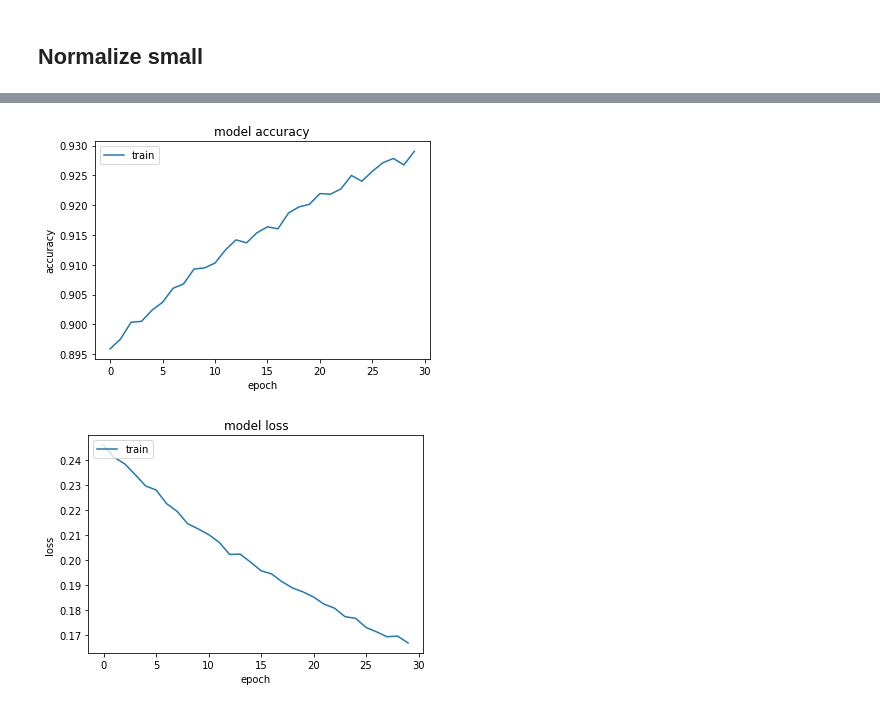
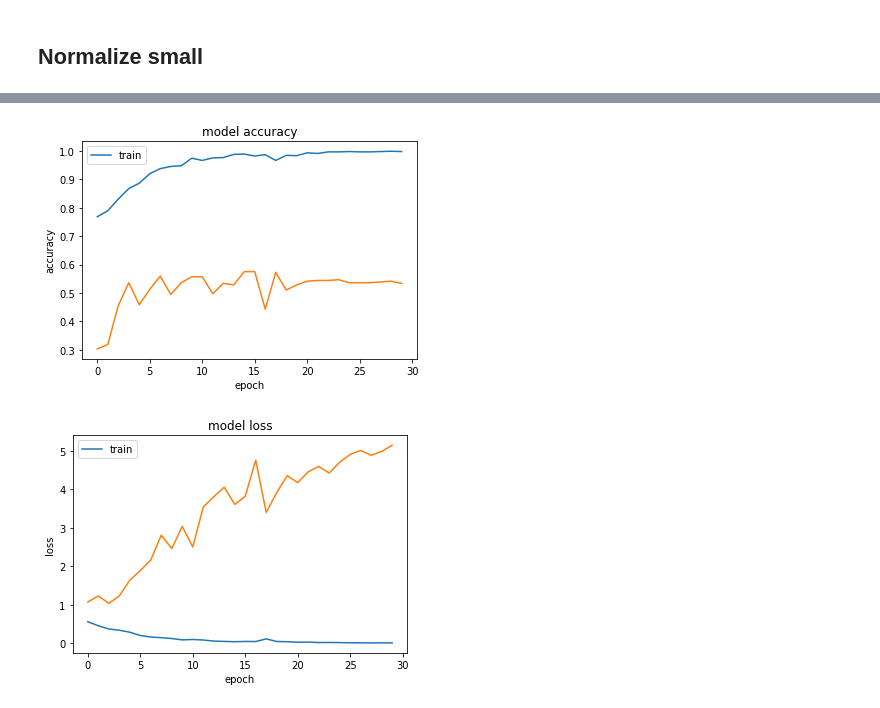
Before and after one commit to JorgeRodri/WhaleClassification, a Jupyter notebook: siamese_trial.ipynb, the cells around one changed output, grey strips where cells are left out. Cells and saved outputs as stored; diff of their text form; code cells hidden in the pictures.

```diff
--- a/siamese_trial.ipynb
+++ b/siamese_trial.ipynb
@@ -69,6 +71,6 @@ Train (77652, 40, 40)
 # %%
 def f(x):
-    return x / x.max()
+    return np.log(x + 1e-7)
 
 for i in range(X_train.shape[0]):
     n_index = i
@@ -78,5 +80,6 @@ for i in range(X_train.shape[0]):
     plt.show()
     if i > 4:
         print(X_train_t[n_index].mean())
+        print(X_train_t[n_index].max(), X_train_t[n_index].min())
         break
 # %% [output]
@@ -90,14 +94,23 @@ for i in range(X_train.shape[0]):
 # %%
+from librosa.feature import melspectrogram
+
 def f(x):
     return x
 
+def f_mel(x):
+    return melspectrogram(S=x)
+
+X_train_t = np.array(list(map(f_mel, X_train)))
+
 for i in range(X_train.shape[0]):
     n_index = i
-    X_train_t = np.array(list(map(f, X_train)))
     plt.imshow(X_train_t[n_index])
     plt.title(Y_train[n_index])
     plt.show()
     if i > 4:
         print(X_train_t[n_index].mean())
+        print(X_train_t[n_index].max())
+        print(X_train_t[n_index].min())
+
         break
 # %% [output]
@@ -142,11 +126,22 @@ print(clf.score(pd.DataFrame({'sum': list(map(lambda x: x.sum(), X_test)),
 # %% [markdown]
 ## Normalize small
 # %%
+import scipy
+
 def f(x):
     return x / x.max()
 
-X_train = np.array(list(map(f, X_train)))
-X_test = np.array(list(map(f, X_test)))
+def log_norm(x):
+    return np.log(x + 1e-7)
+
+def f_mel(x):
+    return melspectrogram(S=x)
+
+
+X_train = np.array(list(map(f,  np.array(list(map(f_mel, X_train))))))
+X_test = np.array(list(map(f, np.array(list(map(f_mel, X_test))))))
+# X_train = np.array(list(map(f, X_train)))
+# X_test = np.array(list(map(f, X_test)))
 # %%
 print('Test: Whale %.4f, Not Whale %.4f' % ((Y_test == '1').sum() / Y_test.shape[0],
                                             (Y_test == '0').sum() / Y_test.shape[0]))
@@ -266,7 +261,7 @@ winners.model.compile(optimizer=opt,
 
 
 print('Training model')
-history = winners.model.fit(X_train, Y_train, epochs=30, verbose=1)
+history = winners.model.fit(X_train, Y_train, epochs=30, verbose=1, validation_split=0.3)
 score = winners.model.evaluate(X_test, Y_test)
 # %% [output]
 Training model
@@ -292,6 +273,7 @@ print('Finished at {}, saving the results as graphs.'.format(datetime.datetime.n
 
 #Accuracy plot
 plt.plot(history.history['acc'])
+plt.plot(history.history['val_acc'])
 plt.title('model accuracy')
 plt.ylabel('accuracy')
 
@@ -302,6 +284,7 @@ plt.show()
 
 #Loss plot
 plt.plot(history.history['loss'])
+plt.plot(history.history['val_loss'])
 plt.title('model loss')
 plt.ylabel('loss')
 plt.xlabel('epoch')
@@ -314,5 +297,5 @@ Finished at 2019-08-23 16:11:16.125474, saving the results as graphs.
-[figure, old version]
+[figure, new version]
-[figure, old version]
+[figure, new version]
 # %%
 #Confusion Matrix
 from sklearn.metrics import classification_report,confusion_matrix
```
Also changed, not shown: parts of 12 cells of this notebook, 1 other file.
